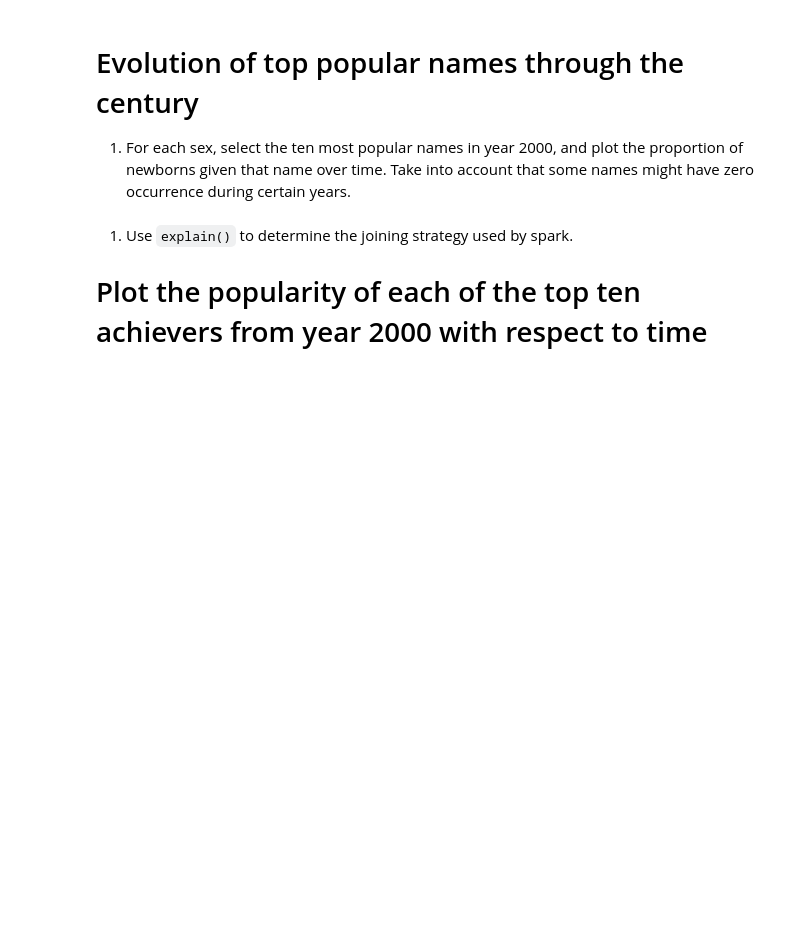
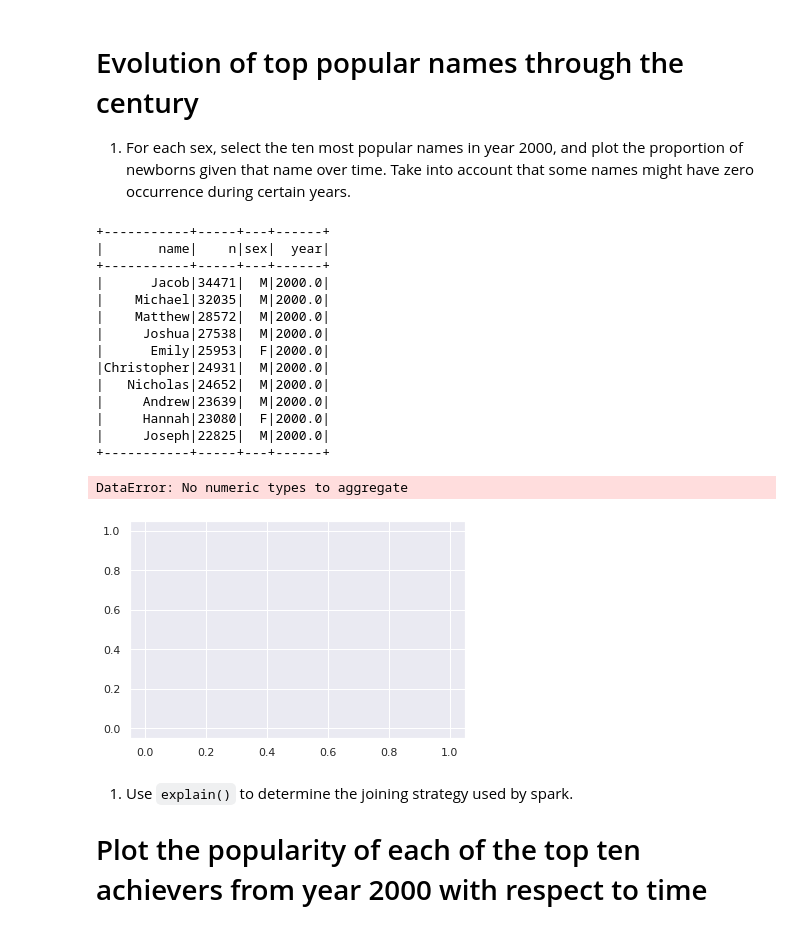
Before and after one commit to idardo97/big_data, a Jupyter notebook: homework02.ipynb, the cells around one changed output. Saved outputs shown, nothing was run; the diff lists cells and outputs as text; code cells hidden in the pictures; blank space fills up the shorter version.

```diff
--- a/homework02.ipynb
+++ b/homework02.ipynb
@@ -520,3 +530,39 @@ zero occurrence during certain years.
+# %%
+# TODO:
+top10_2000 = df_sp.where('year == 2000')\
+                    .orderBy(df_sp.n.desc())\
+                    .limit(10)
+
+top10_2000.show()
+
+top10_2000_pd = top10_2000.toPandas()
+#nb_births_year_name_pd = nb_births_year_name.toPandas()
+
+sns.set()
+
+# g = sns.lineplot(x = "year",
+#                  y = "name",
+#                  hue = "sex",
+#                  style = "sex",
+#                  data = nb_births_year_name_pd)
+# plt.show()
+# %% [output]
++-----------+-----+---+------+
+|       name|    n|sex|  year|
++-----------+-----+---+------+
+|      Jacob|34471|  M|2000.0|
+|    Michael|32035|  M|2000.0|
+|    Matthew|28572|  M|2000.0|
+|     Joshua|27538|  M|2000.0|
+|      Emily|25953|  F|2000.0|
+|Christopher|24931|  M|2000.0|
+|   Nicholas|24652|  M|2000.0|
+|     Andrew|23639|  M|2000.0|
+|     Hannah|23080|  F|2000.0|
+|     Joseph|22825|  M|2000.0|
++-----------+-----+---+------+
+DataError: No numeric types to aggregate
+[figure, added]
 # %% [markdown]
 
 1. Use `explain()` to determine the joining strategy used by spark.
```
Also changed, not shown: parts of 3 cells of this notebook.
